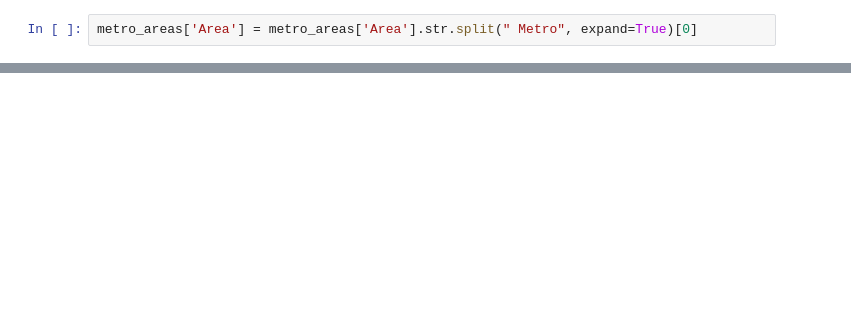
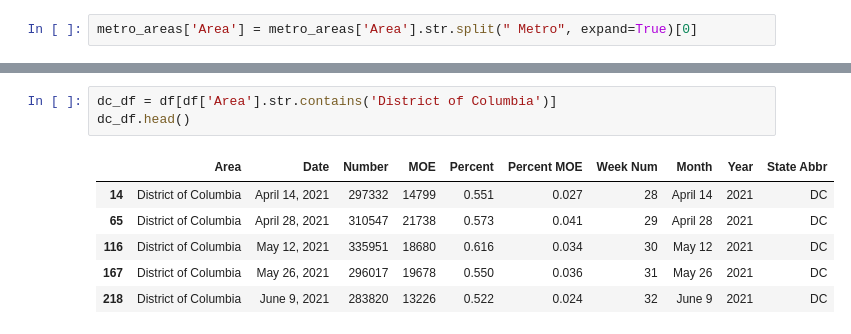
Before and after one commit to Keren-Neeq/DS4A-Team1, a Jupyter notebook: notebooks/telework_preprocessing.ipynb, the cells around one changed output, grey strips where cells are left out. Drawn from its saved outputs; the diff is of its cells as text; blank space fills up the shorter version.

```diff
--- a/notebooks/telework_preprocessing.ipynb
+++ b/notebooks/telework_preprocessing.ipynb
@@ -165,0 +136,10 @@ metro_areas['Area'] = metro_areas['Area'].str.split(" Metro", expand=True)[0]
+# %%
+dc_df = df[df['Area'].str.contains('District of Columbia')]
+dc_df.head()
+# %% [output]
+|  | Area | Date | Number | MOE | Percent | Percent MOE | Week Num | Month | Year | State Abbr |
+| 14 | District of Columbia | April 14, 2021 | 297332 | 14799 | 0.551 | 0.027 | 28 | April 14 | 2021 | DC |
+| 65 | District of Columbia | April 28, 2021 | 310547 | 21738 | 0.573 | 0.041 | 29 | April 28 | 2021 | DC |
+| 116 | District of Columbia | May 12, 2021 | 335951 | 18680 | 0.616 | 0.034 | 30 | May 12 | 2021 | DC |
+| 167 | District of Columbia | May 26, 2021 | 296017 | 19678 | 0.550 | 0.036 | 31 | May 26 | 2021 | DC |
+| 218 | District of Columbia | June 9, 2021 | 283820 | 13226 | 0.522 | 0.024 | 32 | June 9 | 2021 | DC |
```
Also changed, not shown: parts of 43 cells of this notebook, 1 other file.
